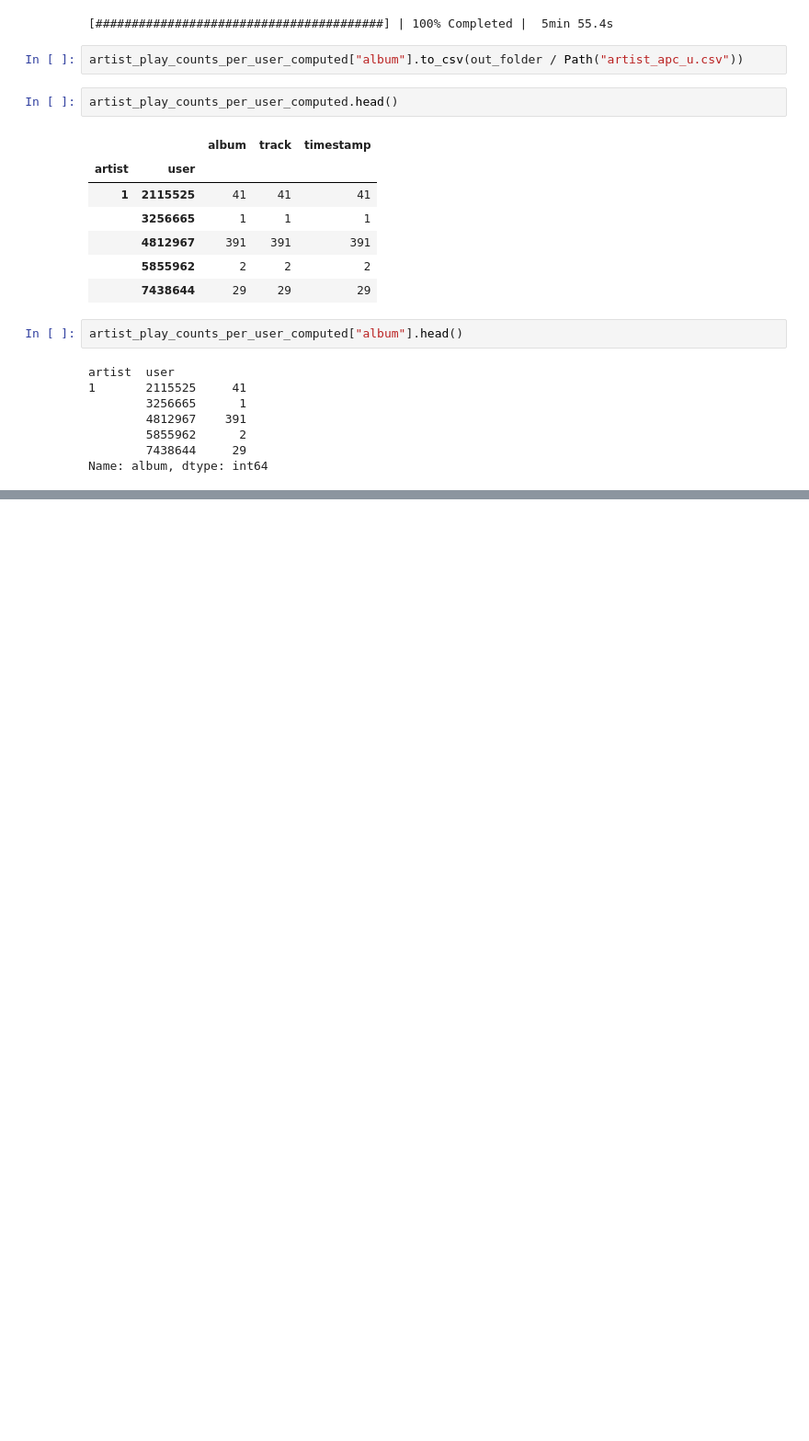
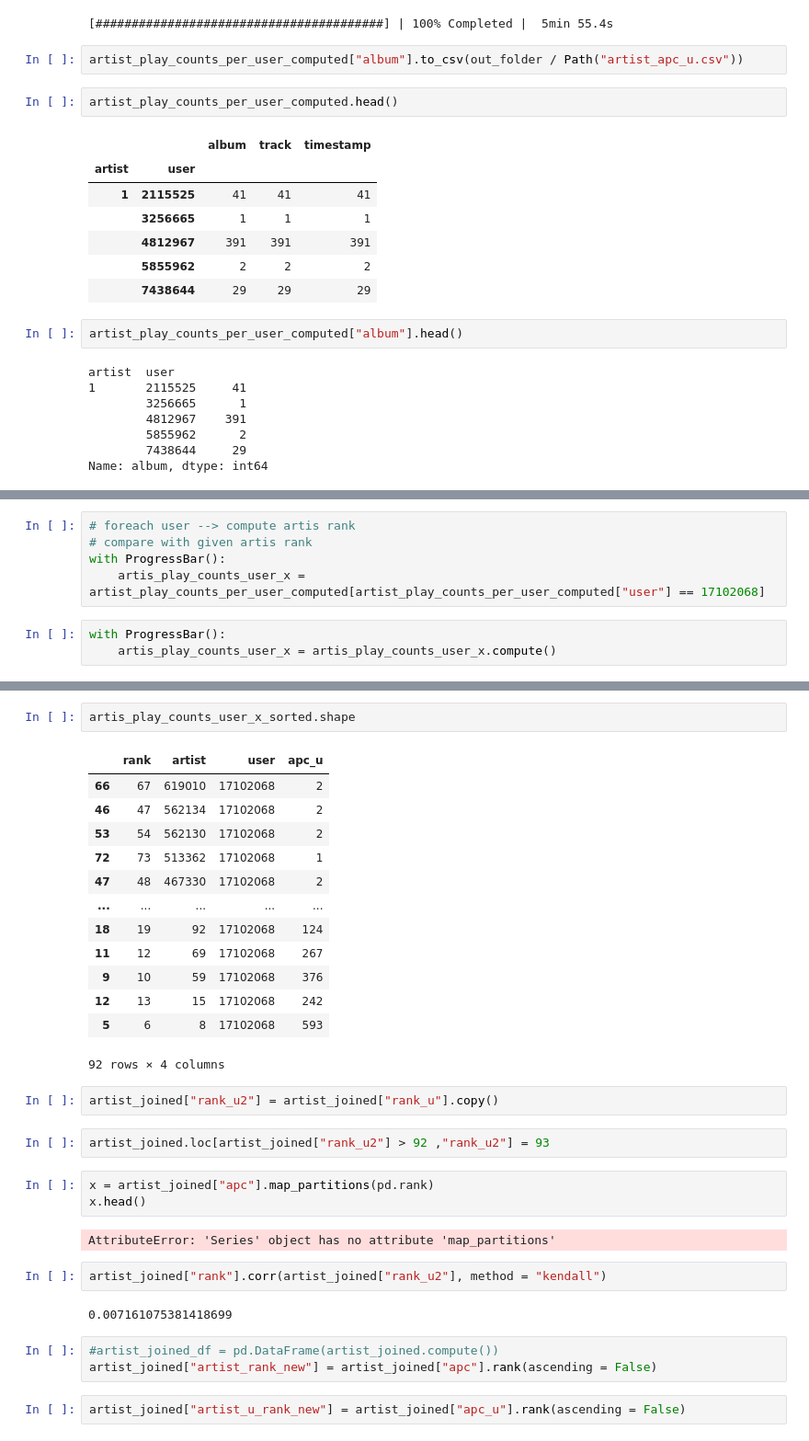
Before and after one commit to CaRniFeXeR/TUW_ExpDesignWS2021, a Jupyter notebook: generate_m_r_apc.ipynb, the cells around one changed output, grey strips where cells are left out. Shown: that part at 92% size. Drawn from its saved outputs; the diff is of its cells as text; blank space fills up the shorter version.

```diff
--- a/generate_m_r_apc.ipynb
+++ b/generate_m_r_apc.ipynb
@@ -67,0 +149,8 @@ Name: album, dtype: int64
+# %%
+# foreach user --> compute artis rank
+# compare with given artis rank
+with ProgressBar():
+    artis_play_counts_user_x = artist_play_counts_per_user_computed[artist_play_counts_per_user_computed["user"] == 17102068]
+# %%
+with ProgressBar():
+    artis_play_counts_user_x = artis_play_counts_user_x.compute()
@@ -67,0 +302,34 @@ Name: album, dtype: int64
+# %%
+artis_play_counts_user_x_sorted.shape
+# %% [output]
+|  | rank | artist | user | apc_u |
+| 66 | 67 | 619010 | 17102068 | 2 |
+| 46 | 47 | 562134 | 17102068 | 2 |
+| 53 | 54 | 562130 | 17102068 | 2 |
+| 72 | 73 | 513362 | 17102068 | 1 |
+| 47 | 48 | 467330 | 17102068 | 2 |
+| ... | ... | ... | ... | ... |
+| 18 | 19 | 92 | 17102068 | 124 |
+| 11 | 12 | 69 | 17102068 | 267 |
+| 9 | 10 | 59 | 17102068 | 376 |
+| 12 | 13 | 15 | 17102068 | 242 |
+| 5 | 6 | 8 | 17102068 | 593 |
+92 rows × 4 columns
+# %%
+artist_joined["rank_u2"] = artist_joined["rank_u"].copy()
+# %%
+artist_joined.loc[artist_joined["rank_u2"] > 92 ,"rank_u2"] = 93
+# %%
+x = artist_joined["apc"].map_partitions(pd.rank)
+x.head()
+# %% [output]
+AttributeError: 'Series' object has no attribute 'map_partitions'
+# %%
+artist_joined["rank"].corr(artist_joined["rank_u2"], method = "kendall")
+# %% [output]
+0.007161075381418699
+# %%
+#artist_joined_df = pd.DataFrame(artist_joined.compute())
+artist_joined["artist_rank_new"] = artist_joined["apc"].rank(ascending = False)
+# %%
+artist_joined["artist_u_rank_new"] = artist_joined["apc_u"].rank(ascending = False)
```
Also changed, not shown: parts of 37 cells of this notebook.
